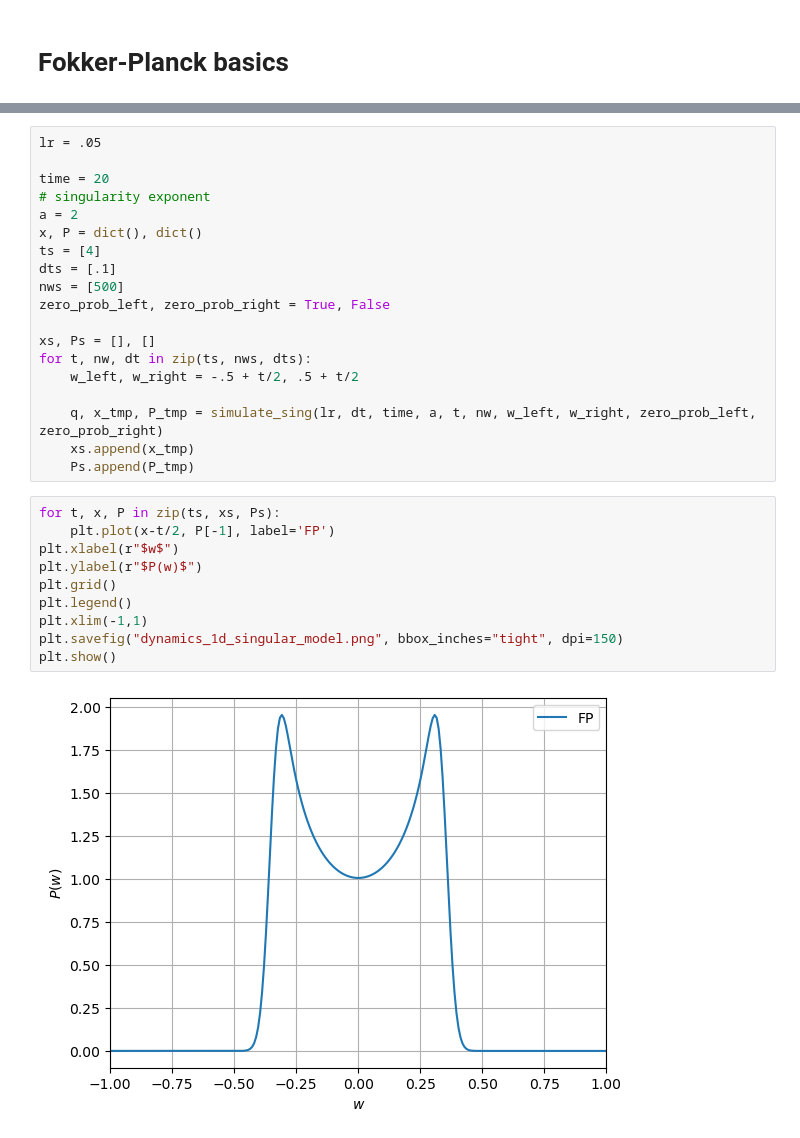
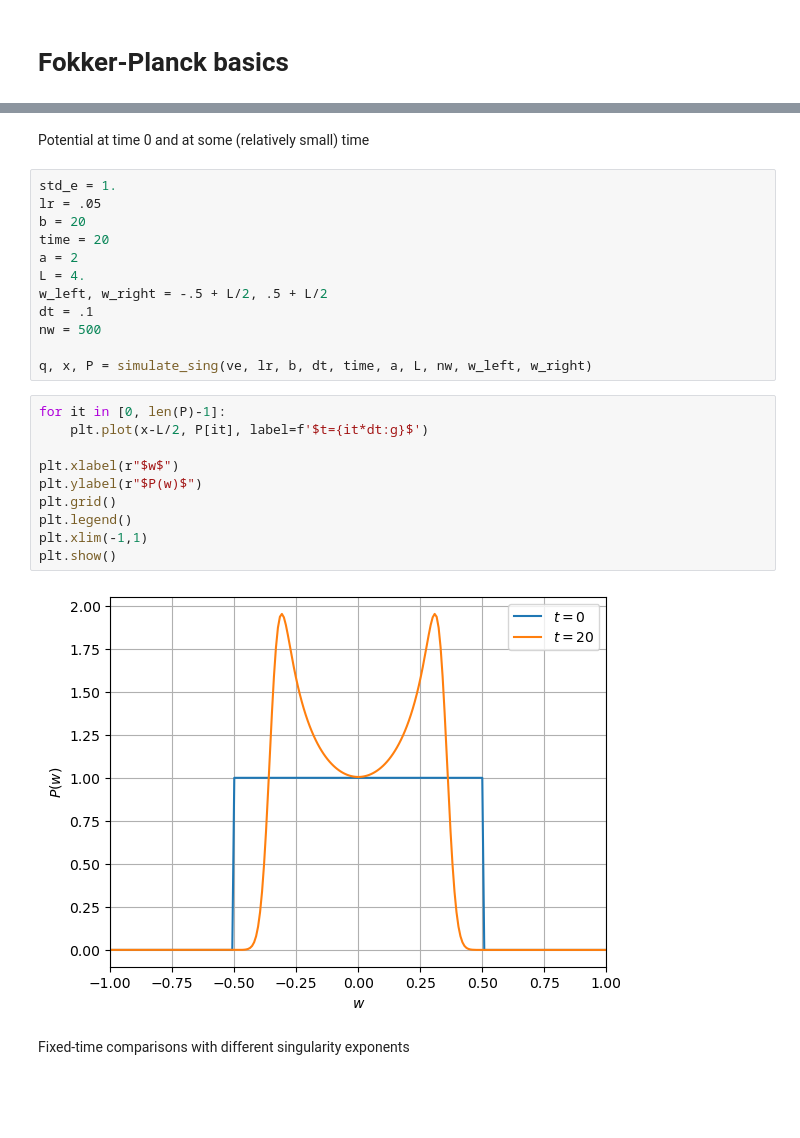
Before and after one commit to Yukee/sgd_fokker_planck, a Jupyter notebook: fokker_planck_basics.ipynb, the cells around one changed output, grey strips where cells are left out. Saved outputs shown, nothing was run; the diff lists cells and outputs as text; blank space fills up the shorter version.

```diff
--- a/fokker_planck_basics.ipynb
+++ b/fokker_planck_basics.ipynb
@@ -40,32 +40,29 @@ def simulate_sing(lr, dt, time, a, t, nw, w_left, w_right, zero_prob_left, zero_
     return q, x, Ps
+# %% [markdown]
+Potential at time 0 and at some (relatively small) time
 # %%
+std_e = 1.
 lr = .05
+b = 20
+time = 20
+a = 2
+L = 4.
+w_left, w_right = -.5 + L/2, .5 + L/2
+dt = .1
+nw = 500
 
-time = 20
-# singularity exponent
-a = 2
-x, P = dict(), dict()
-ts = [4]
-dts = [.1]
-nws = [500]
-zero_prob_left, zero_prob_right = True, False
-
-xs, Ps = [], []
-for t, nw, dt in zip(ts, nws, dts):
-    w_left, w_right = -.5 + t/2, .5 + t/2
-
-    q, x_tmp, P_tmp = simulate_sing(lr, dt, time, a, t, nw, w_left, w_right, zero_prob_left, zero_prob_right)
-    xs.append(x_tmp)
-    Ps.append(P_tmp)
+q, x, P = simulate_sing(ve, lr, b, dt, time, a, L, nw, w_left, w_right)
 # %%
-for t, x, P in zip(ts, xs, Ps):
-    plt.plot(x-t/2, P[-1], label='FP')
+for it in [0, len(P)-1]:
+    plt.plot(x-L/2, P[it], label=f'$t={it*dt:g}$')
+
 plt.xlabel(r"$w$")
 plt.ylabel(r"$P(w)$")
 plt.grid()
 plt.legend()
 plt.xlim(-1,1)
-plt.savefig("dynamics_1d_singular_model.png", bbox_inches="tight", dpi=150)
 plt.show()
 # %% [output]
-[figure, old version]
+[figure, new version]
+# %% [markdown]
+Fixed-time comparisons with different singularity exponents
```
Also changed, not shown: parts of 12 cells of this notebook, 2 other files.
